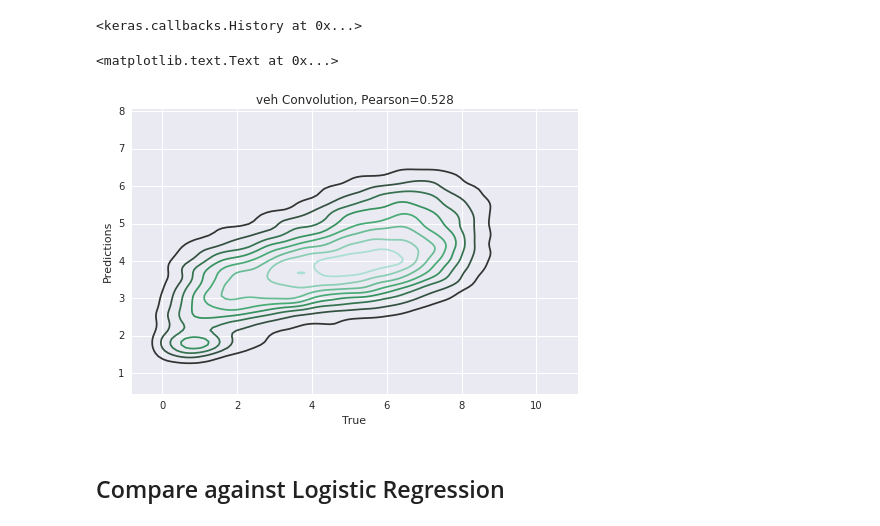
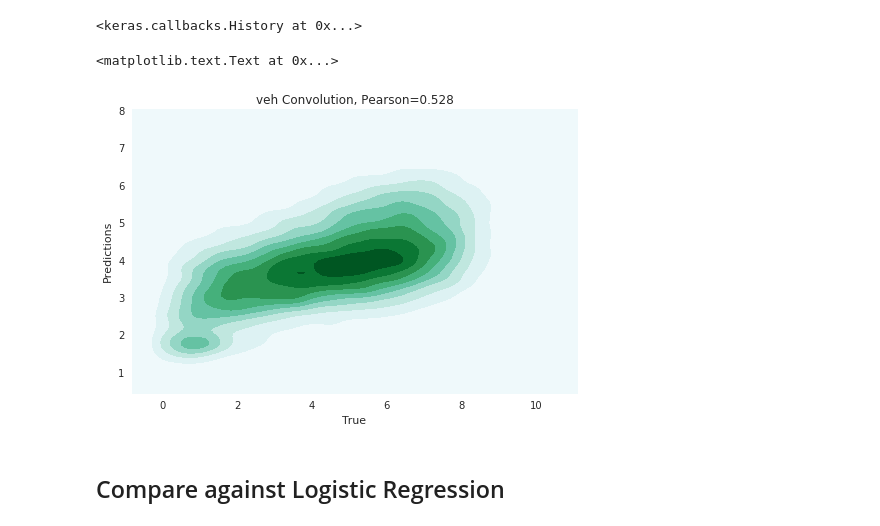
Before and after one commit to jenhantao/genomic_grammar, a Jupyter notebook: Attention Only Regression Analysis.ipynb, the cells around one changed output. Drawn from its saved outputs; the diff is of its cells as text; code cells hidden in the pictures.

```diff
--- a/Attention Only Regression Analysis.ipynb
+++ b/Attention Only Regression Analysis.ipynb
@@ -645,15 +645,15 @@ Epoch 10/10
 # %%
 predictions = convolution_regression_model.predict([sequence_arrays, sequence_rc_arrays])
 
 pearson, _ = scipy.stats.pearsonr(labels, predictions.flatten())
-sns.kdeplot(labels, predictions.flatten())
+sns.kdeplot(labels, predictions.flatten(), shade = True)
 plt.gca().set_aspect(1)
 plt.xlabel('True')
 plt.ylabel('Predictions')
 plt.title(treatment + ' Convolution, Pearson='+str(np.round(pearson,3)))
 # %% [output]
 <matplotlib.text.Text at 0x...>
-[figure, old version]
+[figure, new version]
 # %% [markdown]
 ## Compare against Logistic Regression
 # %%
```
Also changed, not shown: parts of 3 cells of this notebook.
